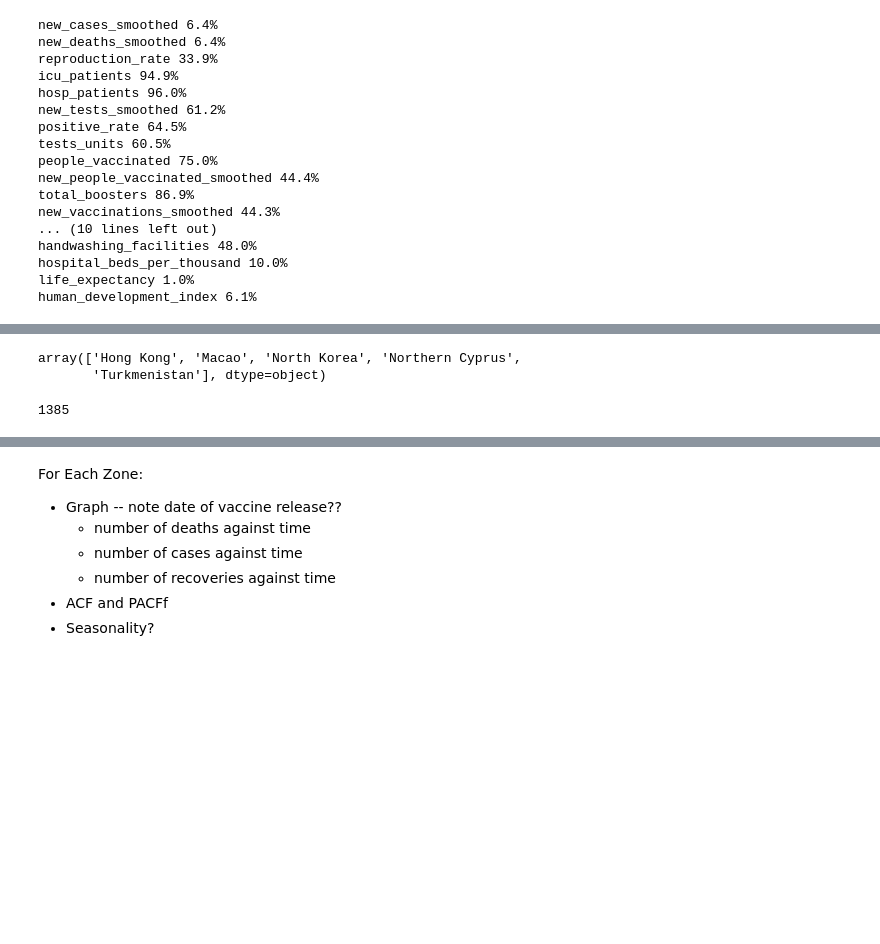
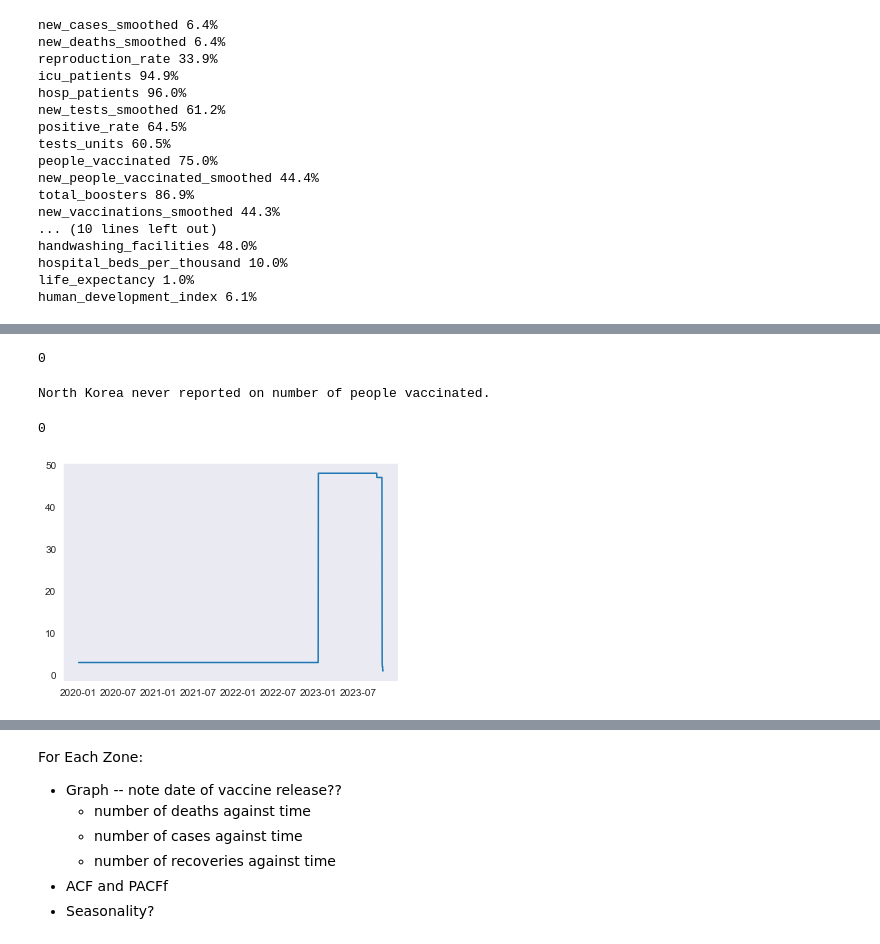
Before and after one commit to Bella3s/Covid-19-Time-Series-Modeling, a Jupyter notebook: index.ipynb, the cells around one changed output, grey strips where cells are left out. Cells and saved outputs as stored; diff of their text form; code cells hidden in the pictures; blank space fills up the shorter version.

```diff
--- a/index.ipynb
+++ b/index.ipynb
@@ -308,0 +350,7 @@ human_development_index 6.1%
+# %%
+# Recheck missing values be variable
+num_rows = len(df_asia['date'])
+for var in df_asia.columns:
+    missing = df_asia[var].isna().sum()
+    if missing > 0:
+        print(var, '{}%'.format(round(missing/num_rows*100, 1)))
@@ -354,9 +419,50 @@ for country in df_asia['location'].unique():
+# %%
+# When aggregate to single data row per day for continent, will take average.
+# For contries where reproduction rate never reported -- take average for given date of continent and input
+
+for date in df_asia['date'].unique():
+    avg = np.mean(df_asia[df_asia['date'] == date]['reproduction_rate'])
+    for country in df_asia[df_asia['reproduction_rate'].isna()]['location'].unique():
+        mask = (df_asia['location'] == country) & (df_asia['date'] == date)
+        df_asia.loc[mask, 'reproduction_rate'] = avg
 # %%
-df_asia[df_asia['reproduction_rate'].isna()]['location'].unique()
+df_asia['reproduction_rate'].isna().sum()
 # %% [output]
-array(['Hong Kong', 'Macao', 'North Korea', 'Northern Cyprus',
-       'Turkmenistan'], dtype=object)
+0
-# %%
-len(df_asia[df_asia['location'] == 'Afghanistan']['reproduction_rate'])
-# %% [output]
-1385
+# %%
+# People Vaccinated -- Forward fill by country (start with 0)
+
+for country in df_asia['location'].unique():
+    mask = df_asia['location'] == country
+    df_asia.loc[mask, 'people_vaccinated'] = df_asia.loc[mask, 'people_vaccinated'].ffill()
+
+    # check if never reported for each country
+    date_last_null = df_asia.loc[(mask) & (df_asia['people_vaccinated'].isna()), 'date'][-1:]
+    if date_last_null.item() < df_asia[mask]['date'].max():
+        df_asia.loc[mask, 'people_vaccinated'] = df_asia.loc[mask, 'people_vaccinated'].fillna(0)
+    else:
+        print(country, 'never reported on number of people vaccinated.')
+# %% [output]
+North Korea never reported on number of people vaccinated.
+# %%
+# Going to move forward with inputting 0 for all of North Korea values for people vaccinated
+    # This will artificially deflate the variable by a small amount, but seeing as North Korea did
+    # not start vaccinating people until the summer of 2022, and we cannot reasonably take a mean nor
+    # median do to varying sizes in country population, this is the best solution
+
+df_asia['people_vaccinated'].fillna(0, inplace=True)
+# %%
+# stringency_index
+df_asia['stringency_index'].isna().sum()
+# %% [output]
+0
+# %%
+y = []
+for date in df_asia['date'].unique():
+    y.append(df_asia[df_asia['date'] == date]['stringency_index'].isna().sum())
+
+plt.plot(df_asia['date'].unique(), y)
+plt.set_title('Number of Missing Values')
+plt.;
+# %% [output]
+[figure, added]
```
Also changed, not shown: parts of 25 cells of this notebook.
